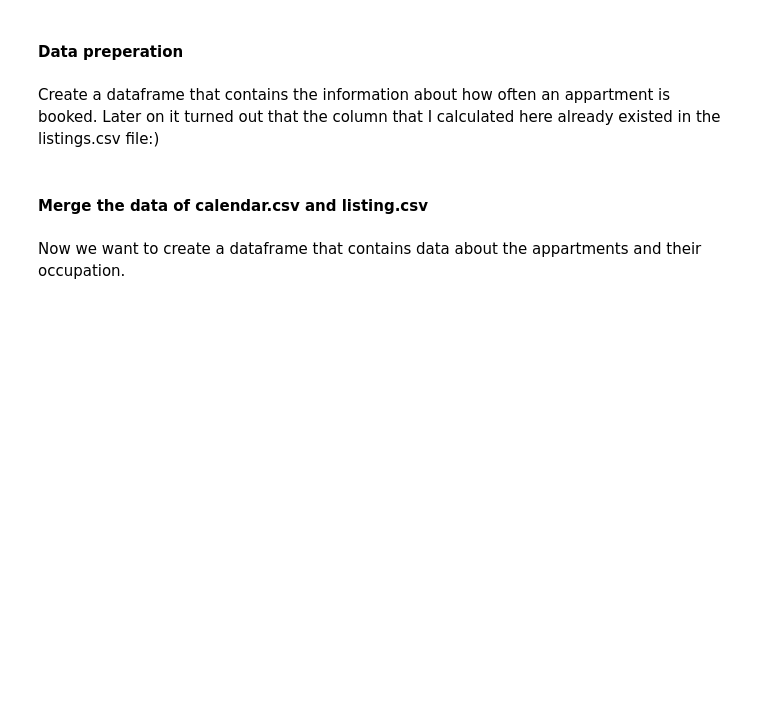
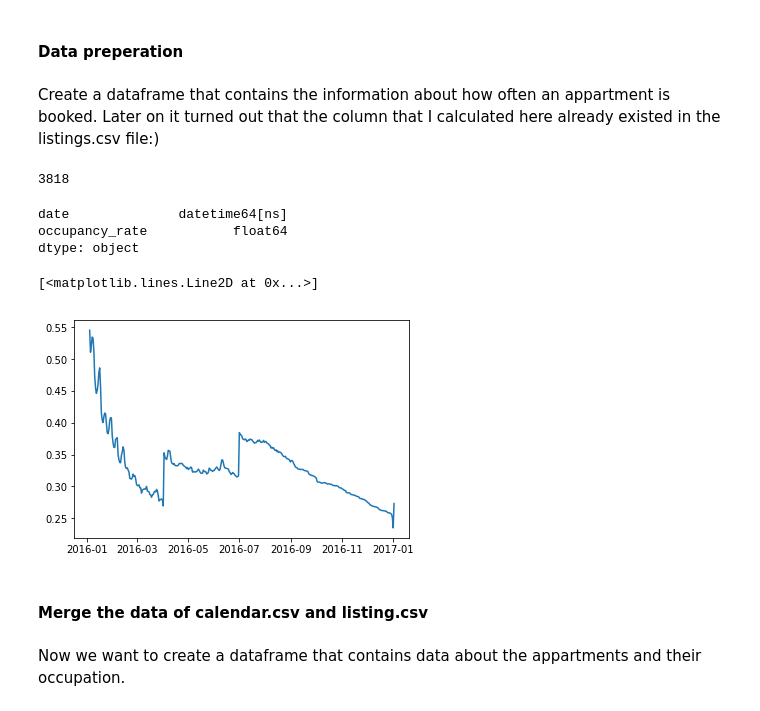
Before and after one commit to FrankTub/Airbnb-bookings, a Jupyter notebook: seattle_airbnb.ipynb, the cells around one changed output. Saved outputs shown, nothing was run; the diff lists cells and outputs as text; code cells hidden in the pictures; blank space fills up the shorter version.

Commit message:
Added visualization for occupancy rate

```diff
--- a/seattle_airbnb.ipynb
+++ b/seattle_airbnb.ipynb
@@ -79,6 +79,28 @@ df_occupied['percentage'] = df_occupied['occupied'] / (df_occupied['available']
 # First I made sure that all apartments contained 365 rows in the calendar.csv and then concluded that we don't need the available and occupied column.
 # So we can remove the other unnecessary columns
 df_occupied.drop(['available', 'occupied'], axis=1, inplace=True)
+# %%
+df_calendar.listing_id.nunique()
+# %% [output]
+3818
+# %%
+data_calendar = df_calendar[df_calendar['available'] == 'f'].groupby('date').count()['listing_id'].reset_index()
+data_calendar['listing_id'] = data_calendar['listing_id'] / df_calendar.listing_id.nunique()
+data_calendar.columns = ['date', 'occupancy_rate']
+# %%
+# data_calendar['date'].dtype
+data_calendar['date'] = pd.to_datetime(data_calendar['date'])
+# %%
+data_calendar.dtypes
+# %% [output]
+date              datetime64[ns]
+occupancy_rate           float64
+dtype: object
+# %%
+plt.plot_date(data_calendar['date'], data_calendar['occupancy_rate'], linestyle='solid', marker='None')
+# %% [output]
+[<matplotlib.lines.Line2D at 0x...>]
+[figure, added]
 # %% [markdown]
 #### Merge the data of calendar.csv and listing.csv
 # %% [markdown]
```
Also changed, not shown: parts of 1 cell of this notebook.
